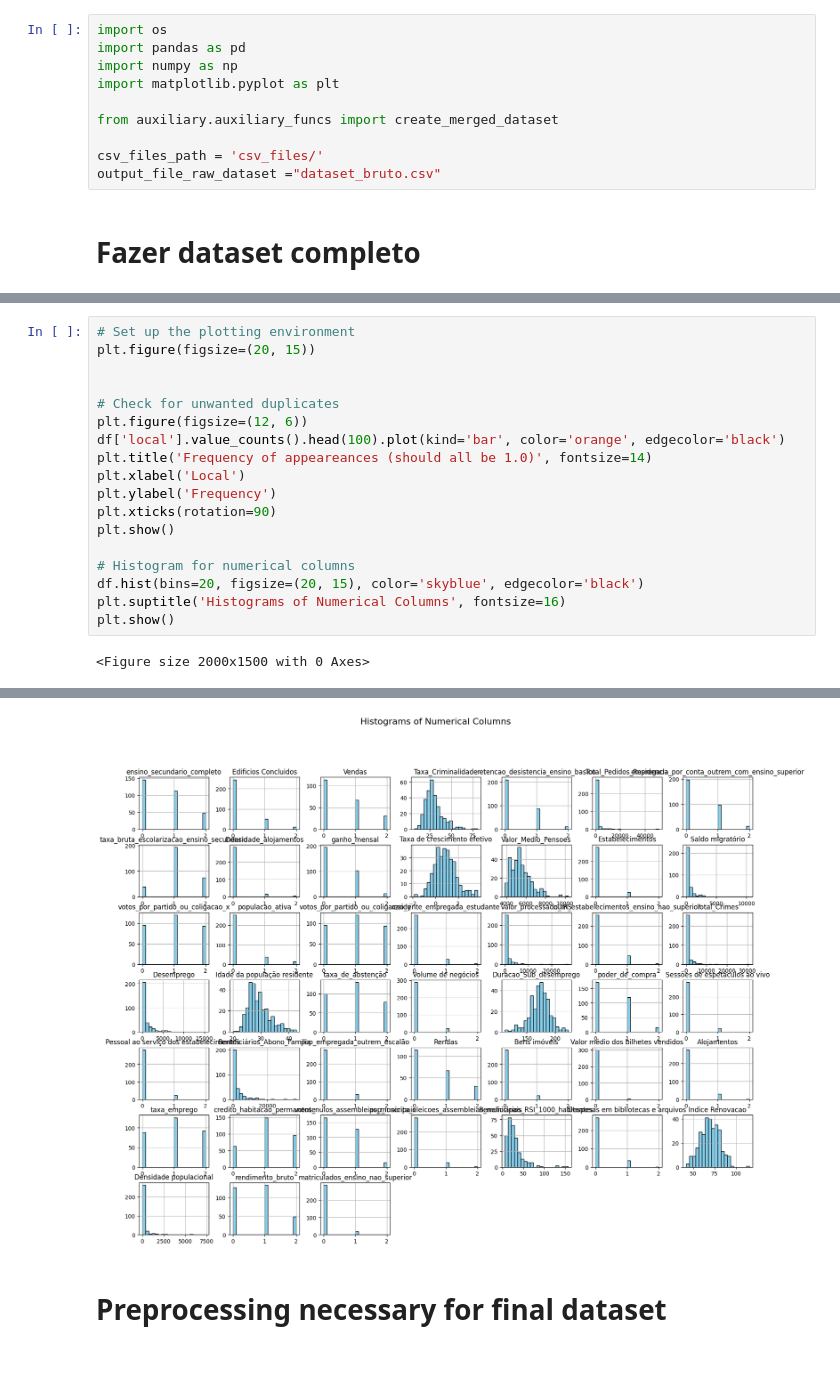
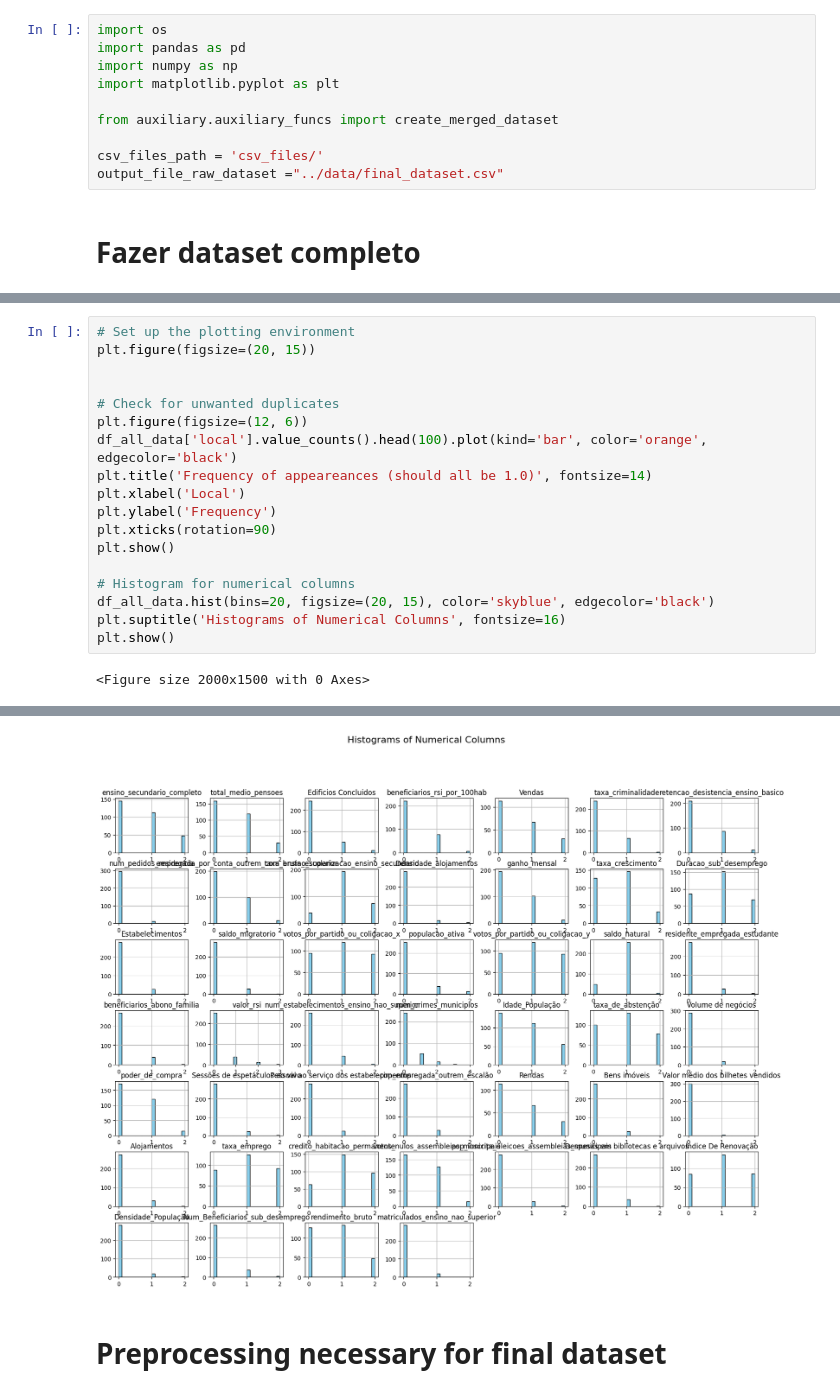
Before and after one commit to joaopino/Space_Data_Analysis, a Jupyter notebook: clustering_and_exploratory/create_main_dataset.ipynb, the cells around one changed output, grey strips where cells are left out. Cells and saved outputs as stored; diff of their text form; blank space fills up the shorter version.

Commit message:
finished main dataset build stage

```diff
--- a/clustering_and_exploratory/create_main_dataset.ipynb
+++ b/clustering_and_exploratory/create_main_dataset.ipynb
@@ -17,7 +17,7 @@ import matplotlib.pyplot as plt
 from auxiliary.auxiliary_funcs import create_merged_dataset
 
 csv_files_path = 'csv_files/'
-output_file_raw_dataset ="dataset_bruto.csv"
+output_file_raw_dataset ="../data/final_dataset.csv"
 # %% [markdown]
 # Fazer dataset completo
 # %%
@@ -31,24 +29,24 @@ ValueError: You are trying to merge on object and int64 columns for key 'local'.
 # %%
 # Set up the plotting environment
 plt.figure(figsize=(20, 15))
 
 
 # Check for unwanted duplicates
 plt.figure(figsize=(12, 6))
-df['local'].value_counts().head(100).plot(kind='bar', color='orange', edgecolor='black')
+df_all_data['local'].value_counts().head(100).plot(kind='bar', color='orange', edgecolor='black')
 plt.title('Frequency of appeareances (should all be 1.0)', fontsize=14)
 plt.xlabel('Local')
 plt.ylabel('Frequency')
 plt.xticks(rotation=90)
 plt.show()
 
 # Histogram for numerical columns
-df.hist(bins=20, figsize=(20, 15), color='skyblue', edgecolor='black')
+df_all_data.hist(bins=20, figsize=(20, 15), color='skyblue', edgecolor='black')
 plt.suptitle('Histograms of Numerical Columns', fontsize=16)
 plt.show()
 # %% [output]
 <Figure size 2000x1500 with 0 Axes>
 [figure]
-[figure, old version]
+[figure, new version]
 # %% [markdown]
 # Preprocessing necessary for final dataset
```
Also changed, not shown: parts of 1 cell of this notebook, 6 other files.
